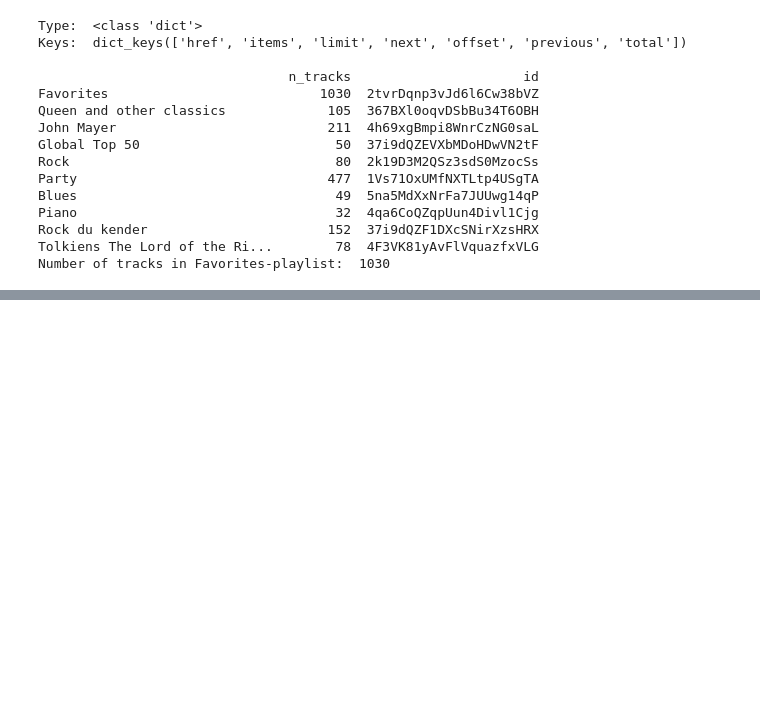
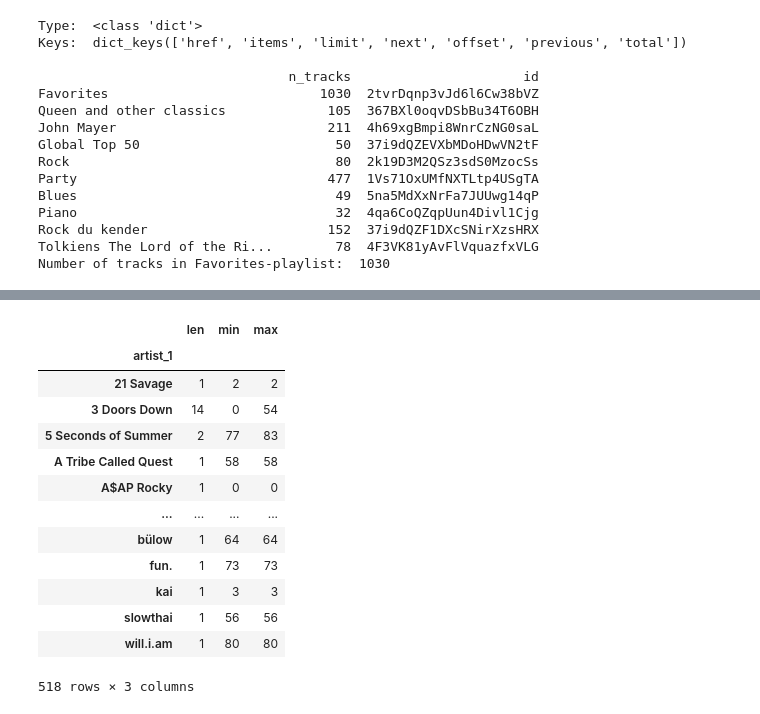
Before and after one commit to AndersBennedsgaard/Spotify-recommendation-project, a Jupyter notebook: analysis.ipynb, the cells around one changed output, grey strips where cells are left out. Saved outputs shown, nothing was run; the diff lists cells and outputs as text; code cells hidden in the pictures; blank space fills up the shorter version.

```diff
--- a/analysis.ipynb
+++ b/analysis.ipynb
@@ -202,3 +232,20 @@ favorites_df
+# %%
+favorites_df.groupby('artist_1').popularity.agg([len, min, max])
+# %% [output]
+|  | len | min | max |
+| artist_1 |  |  |  |
+| 21 Savage | 1 | 2 | 2 |
+| 3 Doors Down | 14 | 0 | 54 |
+| 5 Seconds of Summer | 2 | 77 | 83 |
+| A Tribe Called Quest | 1 | 58 | 58 |
+| A$AP Rocky | 1 | 0 | 0 |
+| ... | ... | ... | ... |
+| bülow | 1 | 64 | 64 |
+| fun. | 1 | 73 | 73 |
+| kai | 1 | 3 | 3 |
+| slowthai | 1 | 56 | 56 |
+| will.i.am | 1 | 80 | 80 |
+518 rows × 3 columns
 # %%
 spotify.audio_analysis(favorites_df.iloc[0]['track_id'])
 # %% [output]
```
Also changed, not shown: parts of 8 cells of this notebook.
